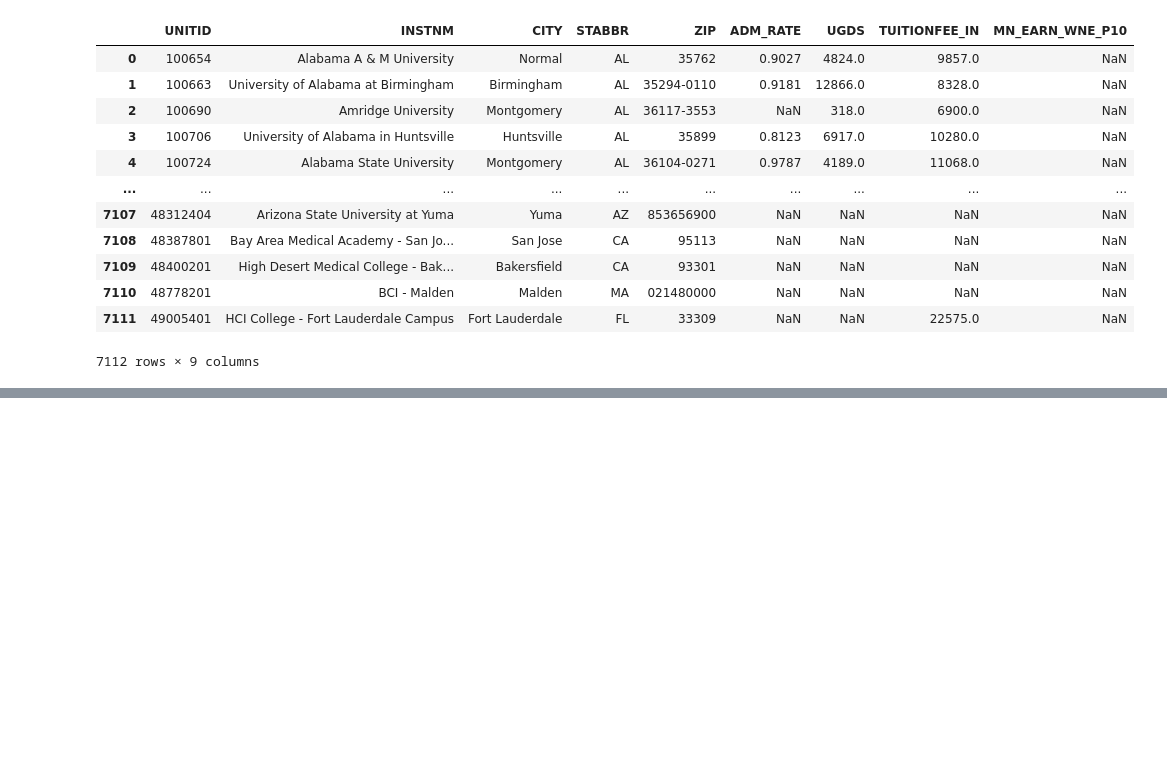
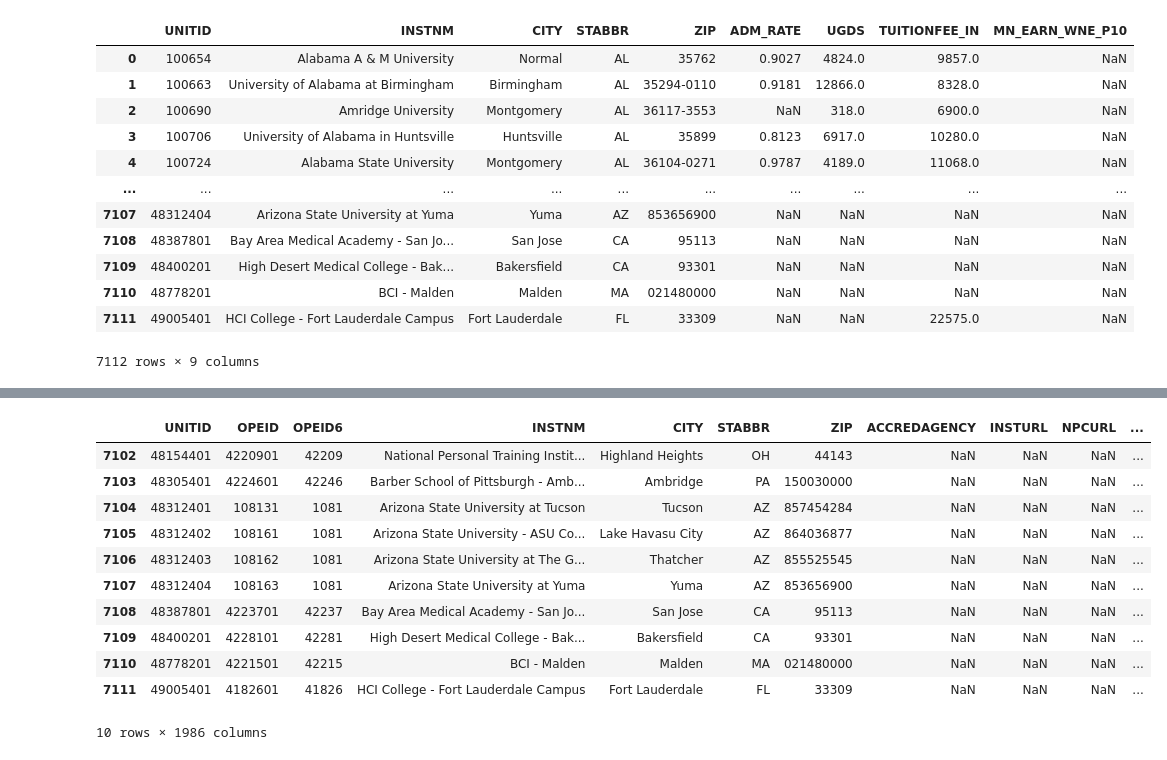
Before and after one commit to Tchuissi/DATA-690-WANG, a Jupyter notebook: Assignment_5_.ipynb, the cells around one changed output, grey strips where cells are left out. Cells and saved outputs as stored; diff of their text form; code cells hidden in the pictures; blank space fills up the shorter version.

```diff
--- a/Assignment_5_.ipynb
+++ b/Assignment_5_.ipynb
@@ -134,0 +153,17 @@ data_9
+# %%
+#Look at the last 10 colleges
+
+data.tail(10)
+# %% [output]
+|  | UNITID | OPEID | OPEID6 | INSTNM | CITY | STABBR | ZIP | ACCREDAGENCY | INSTURL | NPCURL | ... |
+| 7102 | 48154401 | 4220901 | 42209 | National Personal Training Instit... | Highland Heights | OH | 44143 | NaN | NaN | NaN | ... |
+| 7103 | 48305401 | 4224601 | 42246 | Barber School of Pittsburgh - Amb... | Ambridge | PA | 150030000 | NaN | NaN | NaN | ... |
+| 7104 | 48312401 | 108131 | 1081 | Arizona State University at Tucson | Tucson | AZ | 857454284 | NaN | NaN | NaN | ... |
+| 7105 | 48312402 | 108161 | 1081 | Arizona State University - ASU Co... | Lake Havasu City | AZ | 864036877 | NaN | NaN | NaN | ... |
+| 7106 | 48312403 | 108162 | 1081 | Arizona State University at The G... | Thatcher | AZ | 855525545 | NaN | NaN | NaN | ... |
+| 7107 | 48312404 | 108163 | 1081 | Arizona State University at Yuma | Yuma | AZ | 853656900 | NaN | NaN | NaN | ... |
+| 7108 | 48387801 | 4223701 | 42237 | Bay Area Medical Academy - San Jo... | San Jose | CA | 95113 | NaN | NaN | NaN | ... |
+| 7109 | 48400201 | 4228101 | 42281 | High Desert Medical College - Bak... | Bakersfield | CA | 93301 | NaN | NaN | NaN | ... |
+| 7110 | 48778201 | 4221501 | 42215 | BCI - Malden | Malden | MA | 021480000 | NaN | NaN | NaN | ... |
+| 7111 | 49005401 | 4182601 | 41826 | HCI College - Fort Lauderdale Campus | Fort Lauderdale | FL | 33309 | NaN | NaN | NaN | ... |
+10 rows × 1986 columns
```
Also changed, not shown: parts of 8 cells of this notebook.
